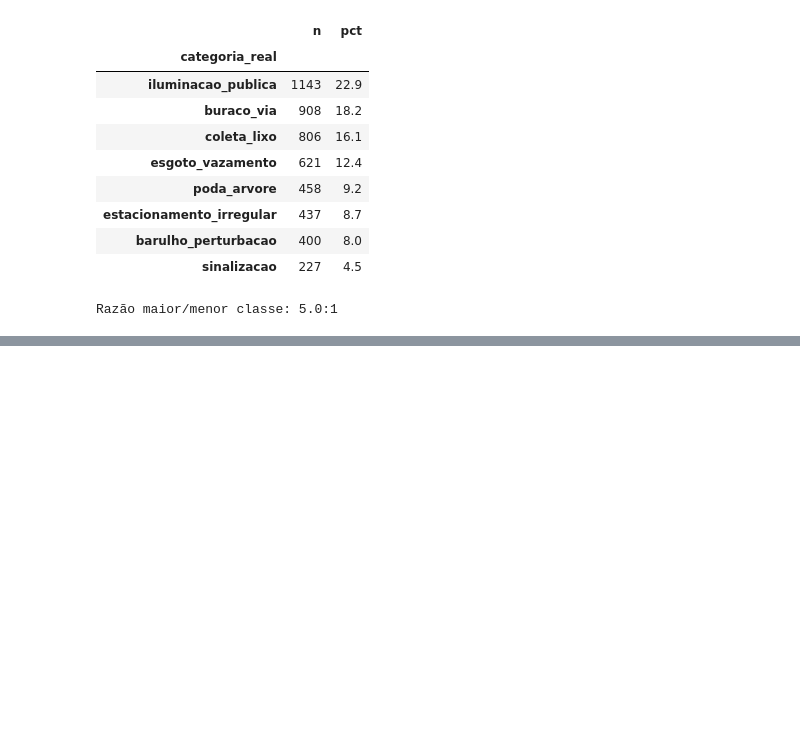
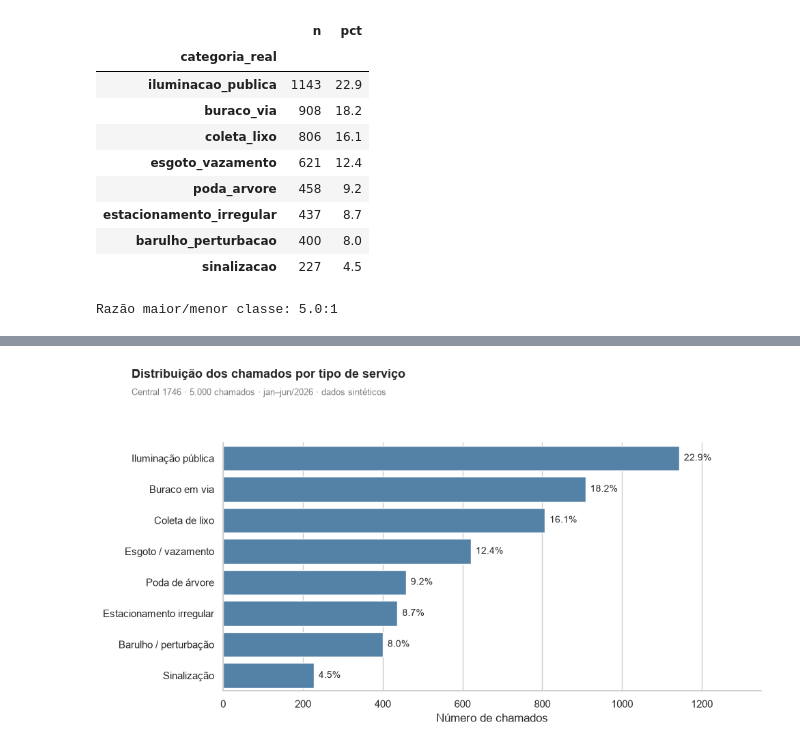
Before and after one commit to felixruntime/desafio-cientista-dados-junior-ia-pref, a Jupyter notebook: notebooks/01_analise_exploratoria.ipynb, the cells around one changed output, grey strips where cells are left out. Saved outputs shown, nothing was run; the diff lists cells and outputs as text; code cells hidden in the pictures; blank space fills up the shorter version.

Commit message:
feat(eda): add category distribution barplot and interpretation Visualize class imbalance with exported figure for Part 1 deliverables.

```diff
--- a/notebooks/01_analise_exploratoria.ipynb
+++ b/notebooks/01_analise_exploratoria.ipynb
@@ -33,12 +33,16 @@ Identificar padrões no corpus (categorias, textos, canal, etc.) relevantes para
 ## Setup
 # %%
 import pandas as pd
+import matplotlib.pyplot as plt
+import seaborn as sns
 from pathlib import Path
 from IPython.display import display
 
-# Caminho para o arquivo CSV
 ROOT = Path("..").resolve()
 DATA_PATH = ROOT / "dados" / "chamados_com_predicoes.csv"
+FIG_DIR = ROOT / "results" / "figures"
+FIG_DIR.mkdir(parents=True, exist_ok=True)
+sns.set_theme(style="whitegrid")
 # %% [markdown]
 ## Carregamento e validação inicial
 
@@ -179,0 +193,68 @@ O **app** concentra quase metade dos chamados. Isso pode influenciar comprimento
+# %%
+LABEL_CAT = {
+    "iluminacao_publica": "Iluminação pública",
+    "buraco_via": "Buraco em via",
+    "coleta_lixo": "Coleta de lixo",
+    "esgoto_vazamento": "Esgoto / vazamento",
+    "poda_arvore": "Poda de árvore",
+    "estacionamento_irregular": "Estacionamento irregular",
+    "barulho_perturbacao": "Barulho / perturbação",
+    "sinalizacao": "Sinalização",
+}
+
+# Reutiliza `cat` criada no §1
+cat_plot = cat.sort_values("n", ascending=False).reset_index()
+cat_plot["label"] = cat_plot["categoria_real"].map(LABEL_CAT)
+
+fig, ax = plt.subplots(figsize=(10, 5.5))
+sns.barplot(
+    data=cat_plot,
+    y="label",
+    x="n",
+    ax=ax,
+    color="steelblue",
+)
+
+ax.set_xlabel("Número de chamados")
+ax.set_ylabel("")
+ax.set_title("")  # título vai no nível da figura (evita overlap)
+
+fig.suptitle(
+    "Distribuição dos chamados por tipo de serviço",
+    fontsize=13,
+    fontweight="bold",
+    x=0.06,
+    ha="left",
+    y=0.98,
+)
+fig.text(
+    0.06, 0.91,
+    "Central 1746 · 5.000 chamados · jan–jun/2026 · dados sintéticos",
+    fontsize=9,
+    color="gray",
+    ha="left",
+    transform=fig.transFigure,
+)
+
+# Espaço para os % à direita das barras
+xmax = cat_plot["n"].max()
+ax.set_xlim(0, xmax * 1.18)
+
+# Rótulos de % alinhados às barras
+for bar, (_, row) in zip(ax.patches, cat_plot.iterrows()):
+    ax.text(
+        bar.get_width() + 12,
+        bar.get_y() + bar.get_height() / 2,
+        f"{row['pct']:.1f}%",
+        va="center",
+        ha="left",
+        fontsize=10,
+    )
+
+sns.despine(ax=ax, left=False)
+
+fig.tight_layout(rect=[0, 0, 1, 0.88])  # reserva topo para título + subtítulo
+fig.savefig(FIG_DIR / "01_distribuicao_categorias.png", dpi=200, bbox_inches="tight")
+plt.show()
+# %% [output]
+[figure, added]
```
Also changed, not shown: parts of 3 cells of this notebook.
